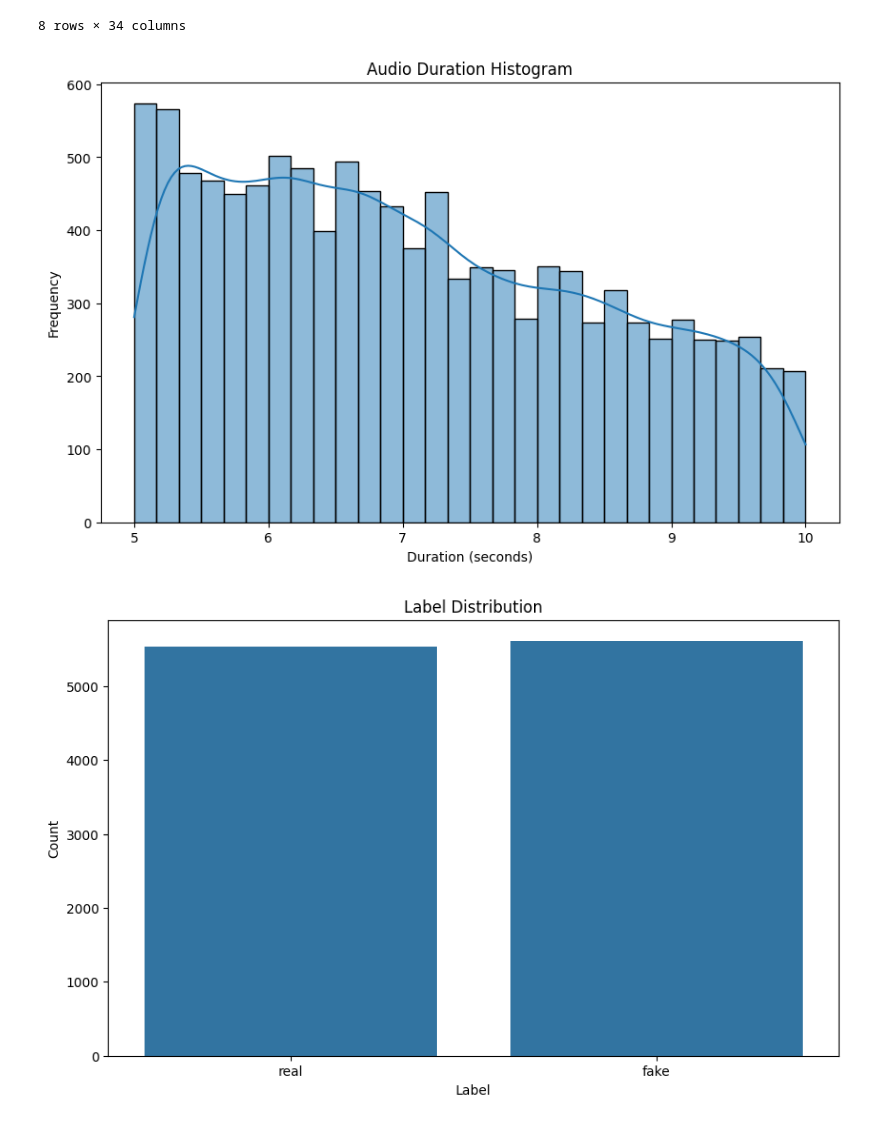
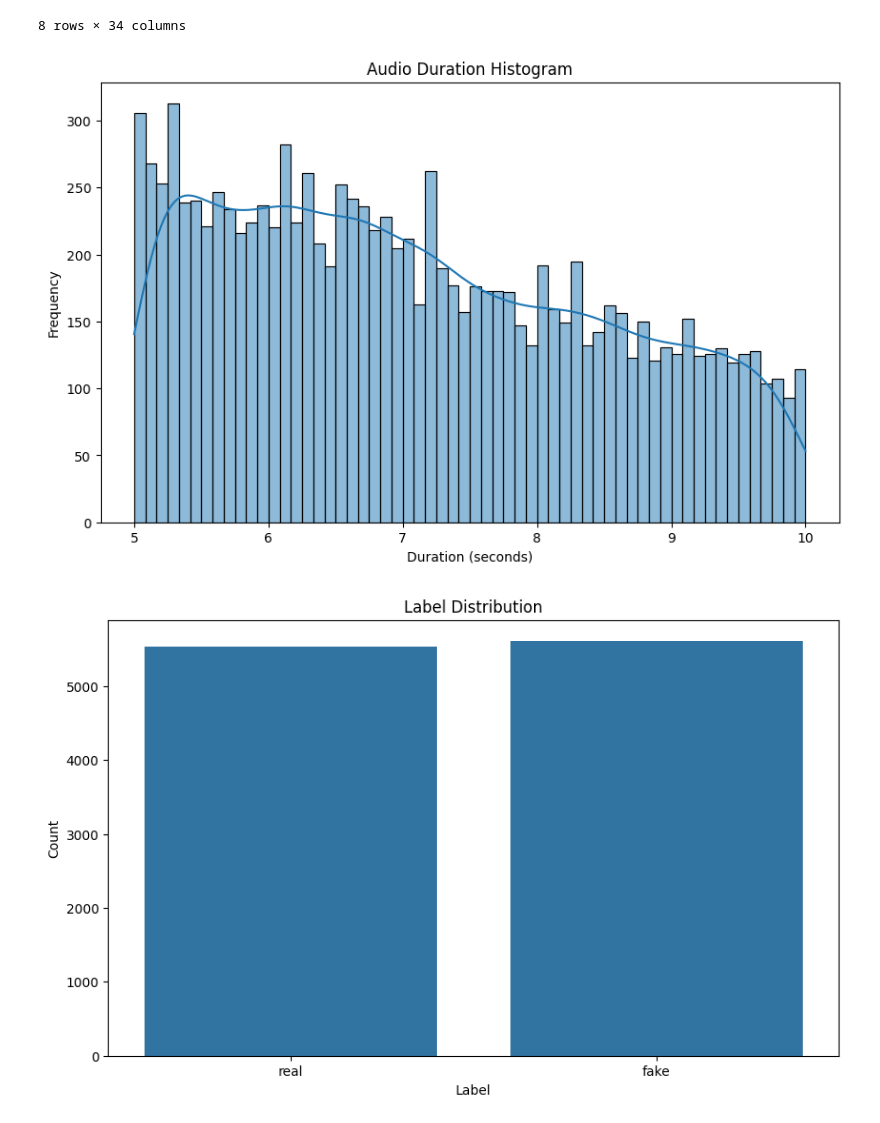
Before and after one commit to ronanhansel/deepfake-audio-detector, a Jupyter notebook: EDA.ipynb, the cells around one changed output. Cells and saved outputs as stored; diff of their text form; code cells hidden in the pictures.

```diff
--- a/EDA.ipynb
+++ b/EDA.ipynb
@@ -145,13 +145,13 @@ merged_df.describe()
 8 rows × 34 columns
 # %%
 plt.figure(figsize=(10, 6))
-sns.histplot(merged_df['duration'], bins=30, kde=True)
+sns.histplot(merged_df['duration'], bins=60, kde=True)
 plt.title('Audio Duration Histogram')
 plt.xlabel('Duration (seconds)')
 plt.ylabel('Frequency')
 plt.show()
 # %% [output]
-[figure, old version]
+[figure, new version]
 # %%
 merged_df.to_csv('./output/data/merged_df.csv', index=False)
 # %%
```
Also changed, not shown: parts of 3 cells of this notebook, 5 other files.
